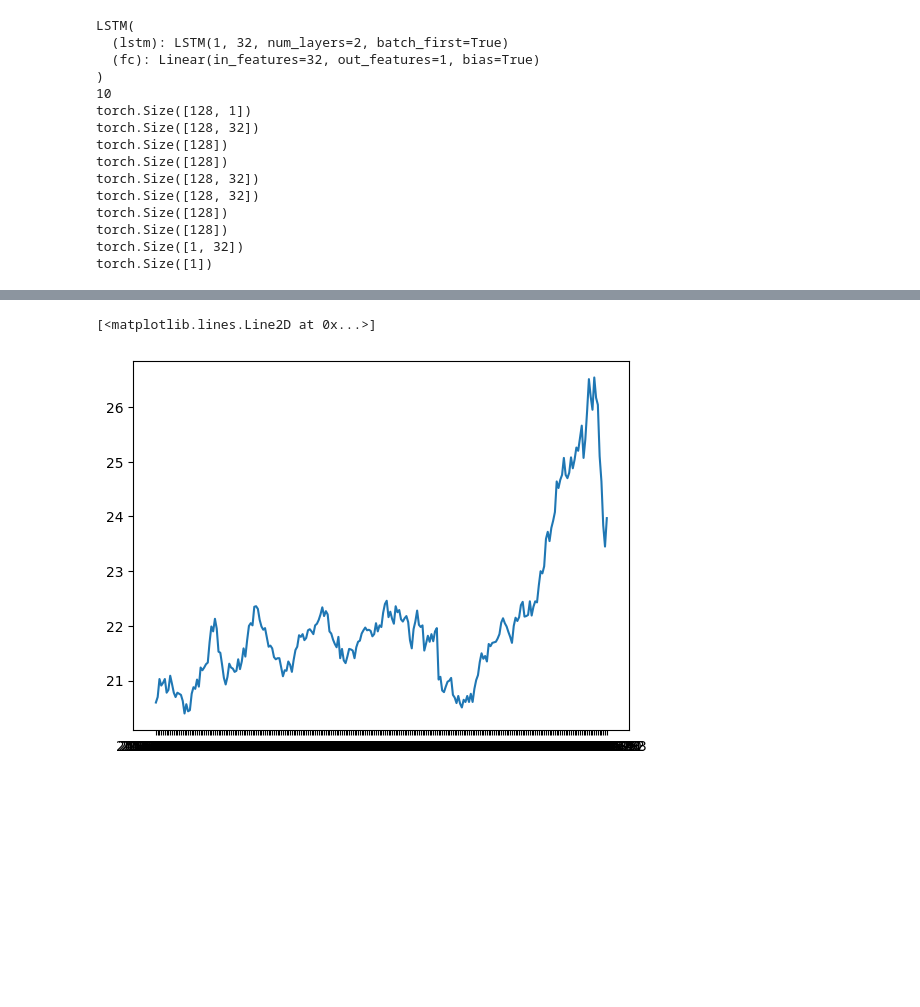
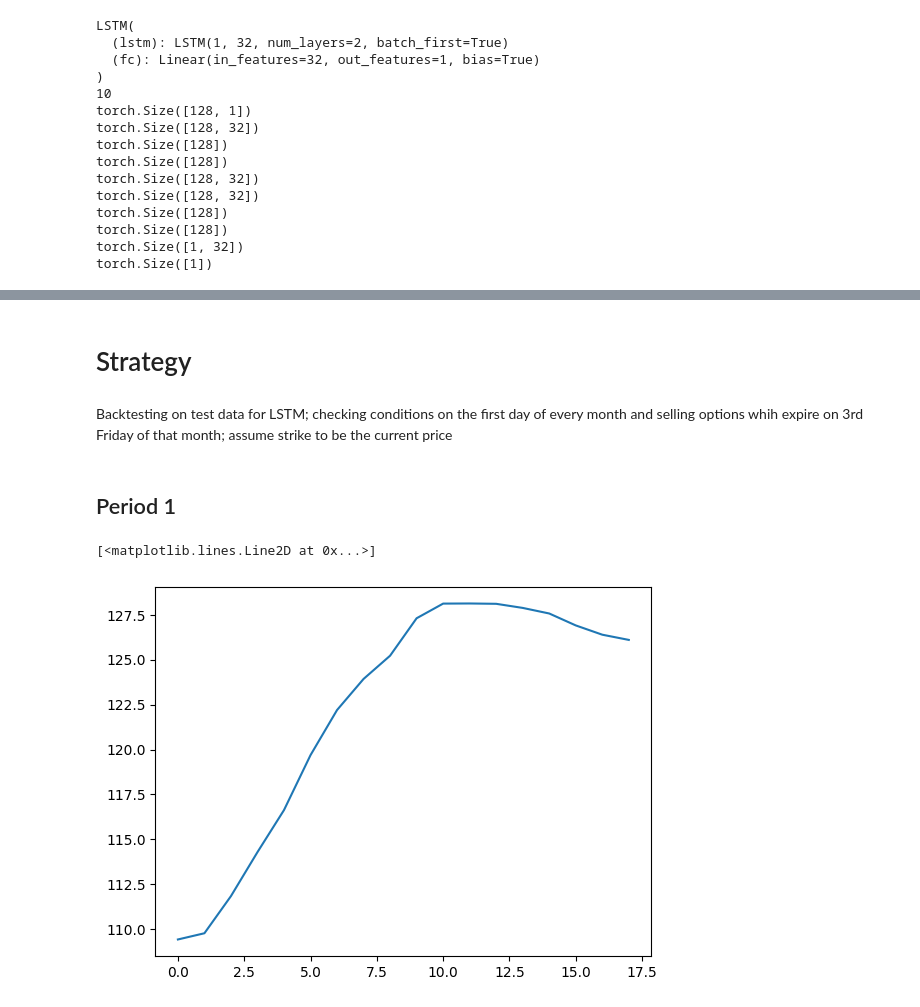
Before and after one commit to riabova/cse578, a Jupyter notebook: code/lstm_pytorch.ipynb, the cells around one changed output, grey strips where cells are left out. Drawn from its saved outputs; the diff is of its cells as text; code cells hidden in the pictures; blank space fills up the shorter version.

```diff
--- a/code/lstm_pytorch.ipynb
+++ b/code/lstm_pytorch.ipynb
@@ -212,5 +230,24 @@ plt.show()
-# %%
-plt.plot(data["Close"])
-# %% [output]
-[<matplotlib.lines.Line2D at 0x...>]
-[figure, removed]
+# %% [markdown]
+# Strategy
+# %% [markdown]
+Backtesting on test data for LSTM; checking conditions on the first day of every month and selling options whih expire on 3rd Friday of that month; assume strike to be the current price
+# %%
+def third_friday(year, month):
+    """Return datetime.date for monthly option expiration given year and
+    month
+    """
+    # The 15th is the lowest third day in the month
+    third = datetime.date(year, month, 15)
+    # What day of the week is the 15th?
+    w = third.weekday()
+    # Friday is weekday 4
+    if w != 4:
+        # Replace just the day (of month)
+        third = third.replace(day=(15 + (4 - w) % 7))
+    return third
+# %%
+start = datetime.date(2022, 8, 1) #first day of first month in test period
+end = datetime.date(2024, 4, 1) #first day of last month in test period
+n_months = (end.year - start.year) * 12 + (end.month - start.month)
+selling_dates = [start + relativedelta(months=i) for i in range(n_months+1)]
+exp_dates = [third_friday(x.year, x.month) for x in selling_dates]
@@ -216,0 +260,15 @@ plt.plot(data["Close"])
+# %% [markdown]
+## Period 1
+# %%
+#------------------------predicting price with LSTM----------------------------
+#need a way of automating analysis, but for now just running step by step to inspect anually
+i = 0
+delta1 = selling_dates[i] - start
+delta2 = exp_dates[i] - start
+x_cur  = x_test[delta1.days:delta2.days]
+y_pred = model(x_cur)
+y_pred = scaler.inverse_transform(y_pred.detach().numpy())
+plt.plot(np.array(y_pred).flatten())
+# %% [output]
+[<matplotlib.lines.Line2D at 0x...>]
+[figure, added]
```
Also changed, not shown: parts of 34 cells of this notebook, 5 other files.
